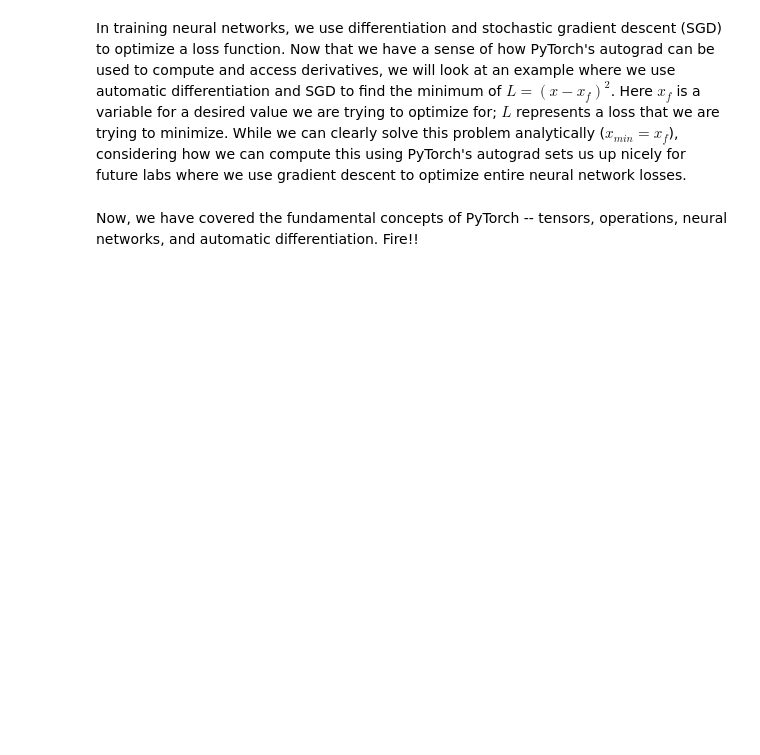
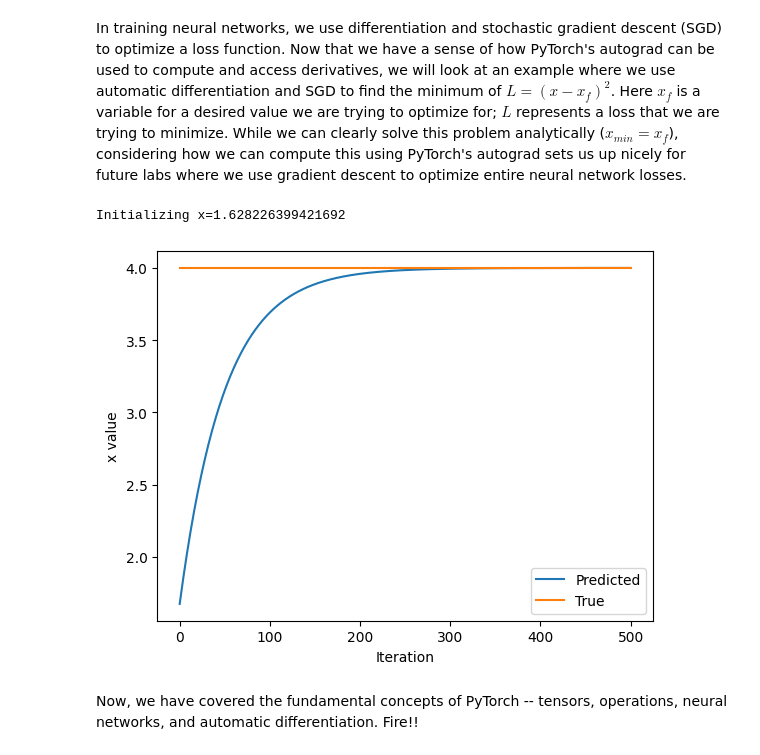
Before and after one commit to mert-uzun/MIT-6.S191, a Jupyter notebook: Lab1/PT_Part1_Intro.ipynb, the cells around one changed output. Drawn from its saved outputs; the diff is of its cells as text; code cells hidden in the pictures; blank space fills up the shorter version.

```diff
--- a/Lab1/PT_Part1_Intro.ipynb
+++ b/Lab1/PT_Part1_Intro.ipynb
@@ -317,33 +335,36 @@ In training neural networks, we use differentiation and stochastic gradient desc
 x = torch.randn(1)
 print(f"Initializing x={x.item()}")
 
 learning_rate = 1e-2  # Learning rate
 history = []
 x_f = 4  # Target value
 
 
 # We will run gradient descent for a number of iterations. At each iteration, we compute the loss,
 #   compute the derivative of the loss with respect to x, and perform the update.
 for i in range(500):
     x = torch.tensor([x], requires_grad=True)
 
     # TODO: Compute the loss as the square of the difference between x and x_f
-    loss = # TODO
+    loss = (x - x_f) ** 2
 
     # Backpropagate through the loss to compute gradients
     loss.backward()
 
     # Update x with gradient descent
     x = x.item() - learning_rate * x.grad
 
     history.append(x.item())
 
 # Plot the evolution of x as we optimize toward x_f!
 plt.plot(history)
 plt.plot([0, 500], [x_f, x_f])
 plt.legend(('Predicted', 'True'))
 plt.xlabel('Iteration')
 plt.ylabel('x value')
 plt.show()
+# %% [output]
+Initializing x=1.628226399421692
+[figure, added]
 # %% [markdown]
 Now, we have covered the fundamental concepts of PyTorch -- tensors, operations, neural networks, and automatic differentiation. Fire!!
```
Also changed, not shown: parts of 7 cells of this notebook.
